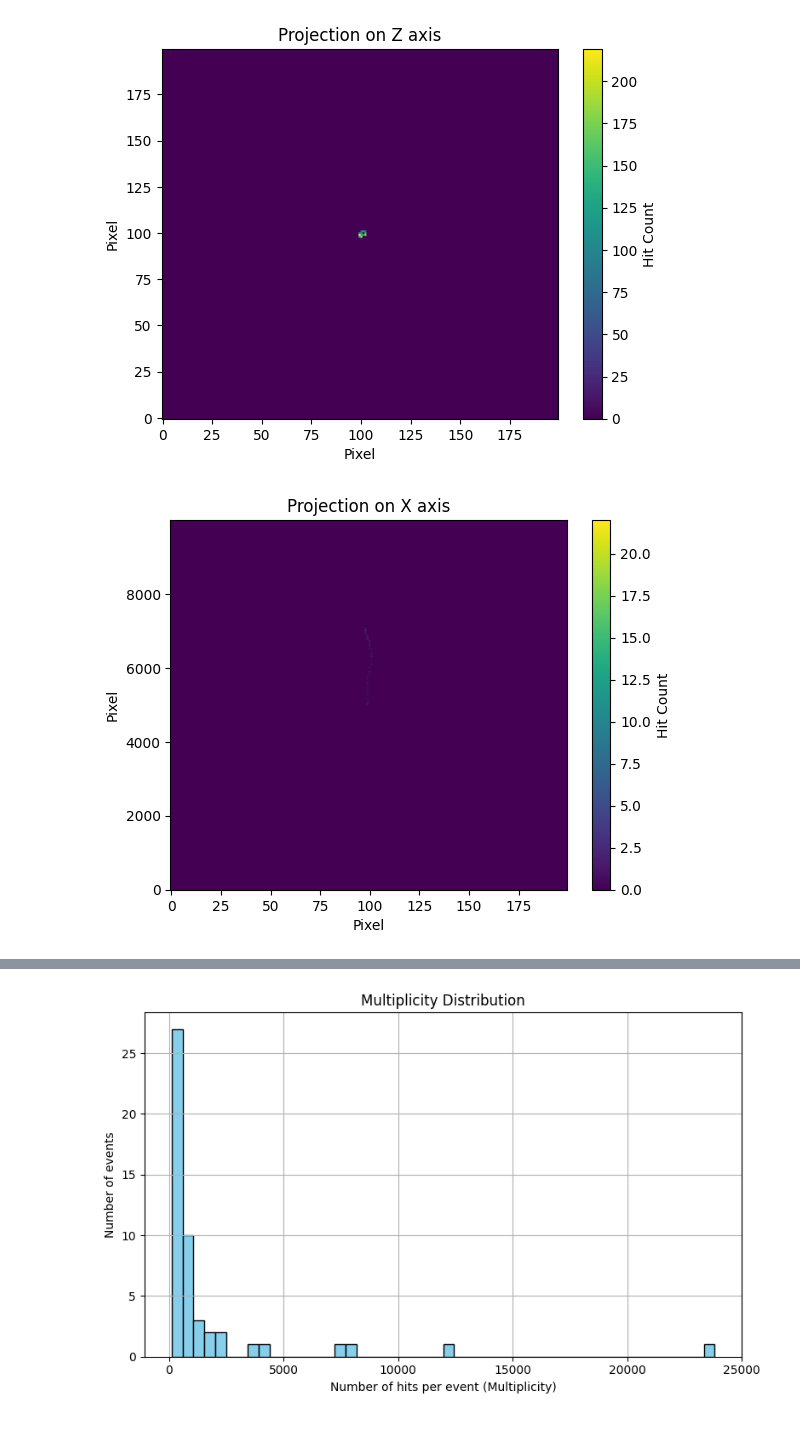
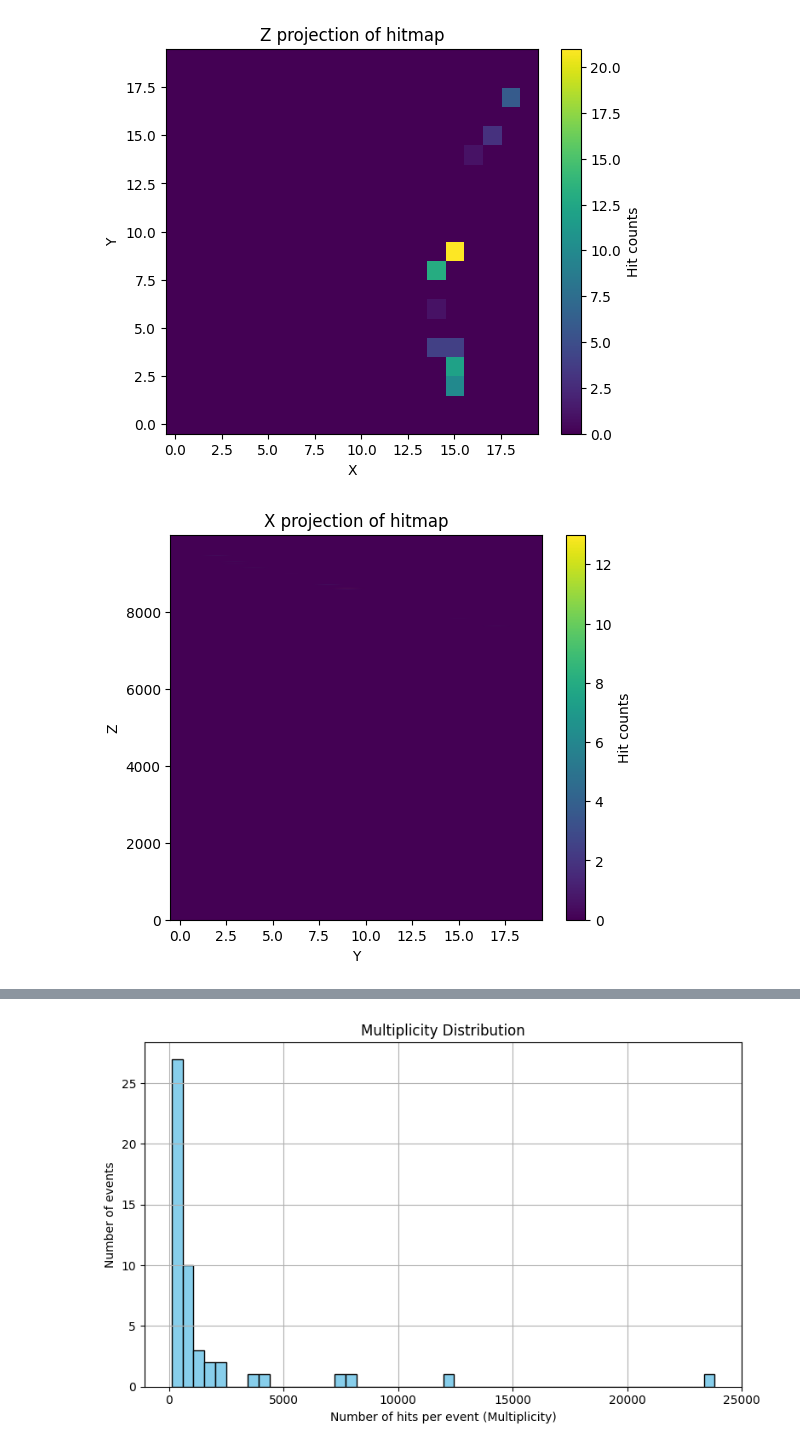
Before and after one commit to hanyubo24/TPC-simulation, a Jupyter notebook: first_check_rootAndH5.ipynb, the cells around one changed output, grey strips where cells are left out. Saved outputs shown, nothing was run; the diff lists cells and outputs as text; code cells hidden in the pictures.

```diff
--- a/first_check_rootAndH5.ipynb
+++ b/first_check_rootAndH5.ipynb
@@ -27,14 +25,13 @@ Example values:
 # %%
-file_path = "offline_step/test.h5"
-event_id = 7  # or any ID you have saved
+file_path = "offline_step/test.h5"  # Adjust path if needed
+event_key = "evt0_x60_y80"  # Use an existing event/tile name
 
-coords, counts, shape = load_sparse_event(file_path, event_id)
+coords, counts, shape = load_sparse_event(file_path, event_key)
 hitmap = build_dense_hitmap(coords, counts, shape)
 
-# Plot 2D projections
-plot_projection(hitmap, axis='z')  # XY plane
-plot_projection(hitmap, axis='x')  # YZ plane
-plot_projection(hitmap, axis='y')  # XZ plane
+plot_projection(hitmap, axis='z')  # XY
+plot_projection(hitmap, axis='x')  # YZ
+plot_projection(hitmap, axis='y')  # XZ
 # %% [output]
-[figure, old version]
+[figure, new version]
-[figure, old version]
+[figure, new version]
```
Also changed, not shown: parts of 2 cells of this notebook, 5 other files.
